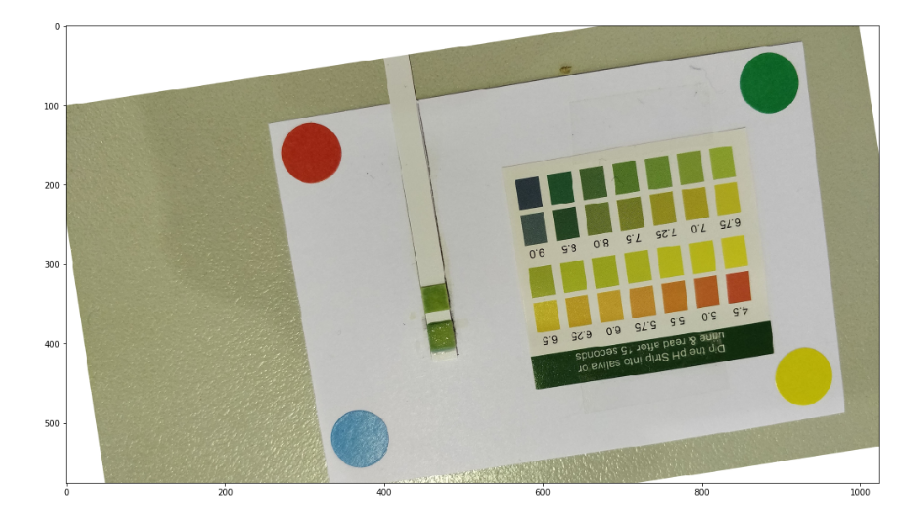
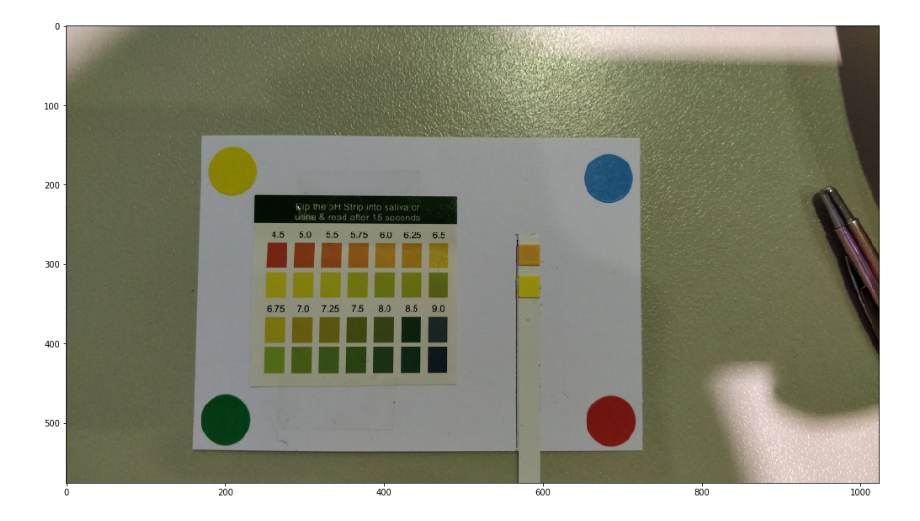
Before and after one commit to TheTerik/SHD2018, a Jupyter notebook: Decode.ipynb, the cells around one changed output. Saved outputs shown, nothing was run; the diff lists cells and outputs as text; code cells hidden in the pictures.

```diff
--- a/Decode.ipynb
+++ b/Decode.ipynb
@@ -6,12 +6,12 @@ import cv2
 import itertools
 import pandas as pd
 # %%
-image = imutils.resize(cv2.imread('rotated.jpg'), width=1024)
+image = imutils.resize(cv2.imread('Data/IMG_20181103_101843.jpg'), width=1024)
 plt.figure(figsize=(18,10))
 plt.imshow(cv2.cvtColor(image, cv2.COLOR_BGR2RGB))
 plt.show()
 # %% [output]
-[figure, old version]
+[figure, new version]
 # %%
 def find_circles(image):
     gray_image = cv2.cvtColor(image, cv2.COLOR_BGR2GRAY)
```
Also changed, not shown: parts of 13 cells of this notebook, 3 other files.
